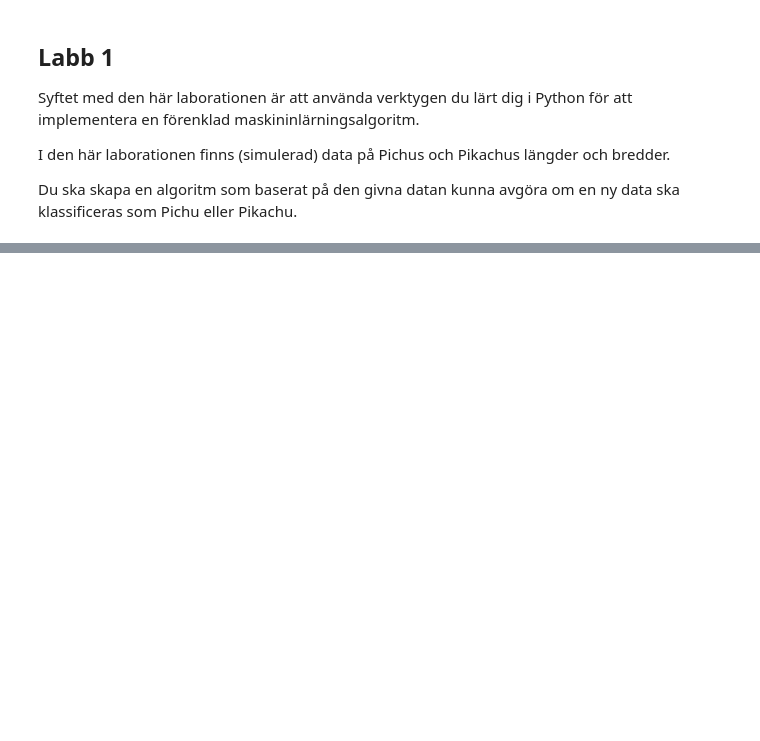
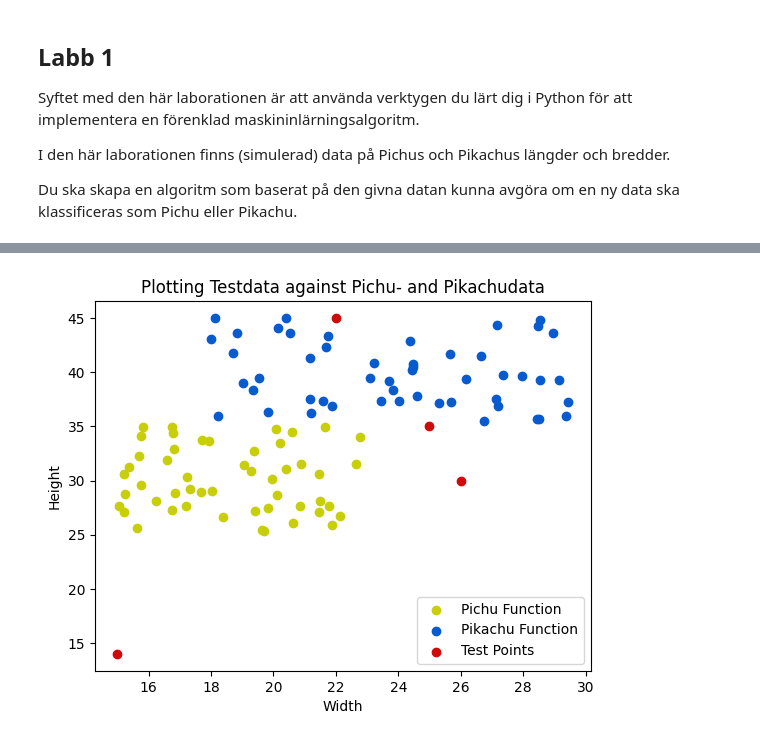
Before and after one commit to SandraAnder/Python-Sandra-Andersson-OPA23, a Jupyter notebook: labb/Laboration1.ipynb, the cells around one changed output, grey strips where cells are left out. Drawn from its saved outputs; the diff is of its cells as text; code cells hidden in the pictures; blank space fills up the shorter version.

Commit message:
Uppdaterad Labb1. Första uppgiften klar med funktioner och tillsnyggad kod.

```diff
--- a/labb/Laboration1.ipynb
+++ b/labb/Laboration1.ipynb
@@ -8,18 +8,3 @@ I den här laborationen finns (simulerad) data på Pichus och Pikachus längder
 
 Du ska skapa en algoritm som baserat på den givna datan kunna avgöra om en ny data ska klassificeras som Pichu eller
 Pikachu.
-# %%
-import re
-
-pichu_path = "../data/pichu.txt"
-pikachu_path = "../data/pikachu.txt"
-test_points = "../data/test_points.txt"
-
-with open(pichu_path, "r") as pichu_file, open(pikachu_path, "r") as pikachu_file, open(test_points, "r") as TP_file:
-    pichu_raw = pichu_file.read()
-    pikachu_raw = pikachu_file.read()
-    TP_raw = TP_file.read()
-
-print(pichu_raw)
-print(pikachu_raw)
-print(TP_raw)
@@ -56,0 +86,75 @@ Pikachu-dimensionerna har sparats i ../data/Pikachu_dimensions_cleaned.txt
+# %%
+import matplotlib.pyplot as plt
+
+# Funktion för att läsa in x, y och label från filerna
+def read_data(file_path):
+    x_values = []
+    y_values = []
+    labels = []
+
+    with open(file_path, 'r') as file:
+        for line in file:
+
+           #Tar bort parenteser och radbrytningar och splittar vid ,-tecken
+            line = line.strip('()\n ')
+            values = line.split(',')
+
+            # Kontrollerar om raden innehåller exakt två värden
+            if len(values) >= 2:
+                x, y = map(float, values[:2])  # Tar ut de första två värdena (x, y) med två decimaler.
+                x_values.append(x)
+                y_values.append(y)
+
+                # Finns tre värden så läggs etiketten (pokemón typ) till.
+                if len(values) == 3:
+                    label = values[2].strip()
+                    labels.append(label)
+
+    return x_values, y_values, labels
+
+# Funktion för scatter
+def plot_scatter(x, y, label, color):
+    plt.scatter(x, y, label=label, color=color)
+
+def main():
+
+    # Läser in data för Pichu, Pikachu och Test point filerna
+    pichu_x, pichu_y, pichu_labels = read_data("../data/pichu_cleanedup.txt")
+    pikachu_x, pikachu_y, pikachu_labels = read_data("../data/pikachu_cleanedup.txt")
+    TP_format_x, TP_format_y, TP_labels = read_data("../data/TP_cleanedup.txt")
+
+    # Kontrollerar om data har lästs in korrekt
+    print("Pichu X:", pichu_x)
+    print("Pichu Y:", pichu_y)
+    print("Pichu Labels:", pichu_labels)
+
+    print("Pikachu X:", pikachu_x)
+    print("Pikachu Y:", pikachu_y)
+    print("Pikachu Labels:", pikachu_labels)
+
+    print("Test Points X:", TP_format_x)
+    print("Test Points Y:", TP_format_y)
+    print("test_point Label:", TP_labels)
+
+    # Plottar punkt-funktionerna och sätter label(legend namnen) och vilken färg punkterna ska ha.
+    plt.scatter(pichu_x, pichu_y, label="Pichu Function", color= '#c8cf0a')
+    plt.scatter(pikachu_x, pikachu_y, label="Pikachu Function", color= '#085bcf')
+    plt.scatter(TP_format_x, TP_format_y, label="Test Points", color='#cf0a0a')
+
+    # Sätter titel och etiketter för respektive axel och graftitel
+    plt.title("Plotting Testdata against Pichu- and Pikachudata")
+    plt.xlabel("Width")
+    plt.ylabel("Height")
+
+    # Använder labeln som finns i scatter så behöver inte fylla i mer.
+    plt.legend()
+
+    # Visa grafen
+    plt.show()
+
+# Anropa main-funktionen
+main()
+#  detta kan användas för att kontrollera om Python-scriptet körs direkt eller om det importeras som en modul i ett annat script
+#if __name__ == "__main__":
+#    main()
+# %% [output]
@@ -57,2 +170,3 @@ Pikachu-dimensionerna har sparats i ../data/Pikachu_dimensions_cleaned.txt
+[figure, added]
 # %%
 import matplotlib.pyplot as plt
```
Also changed, not shown: parts of 6 cells of this notebook, 11 other files.
